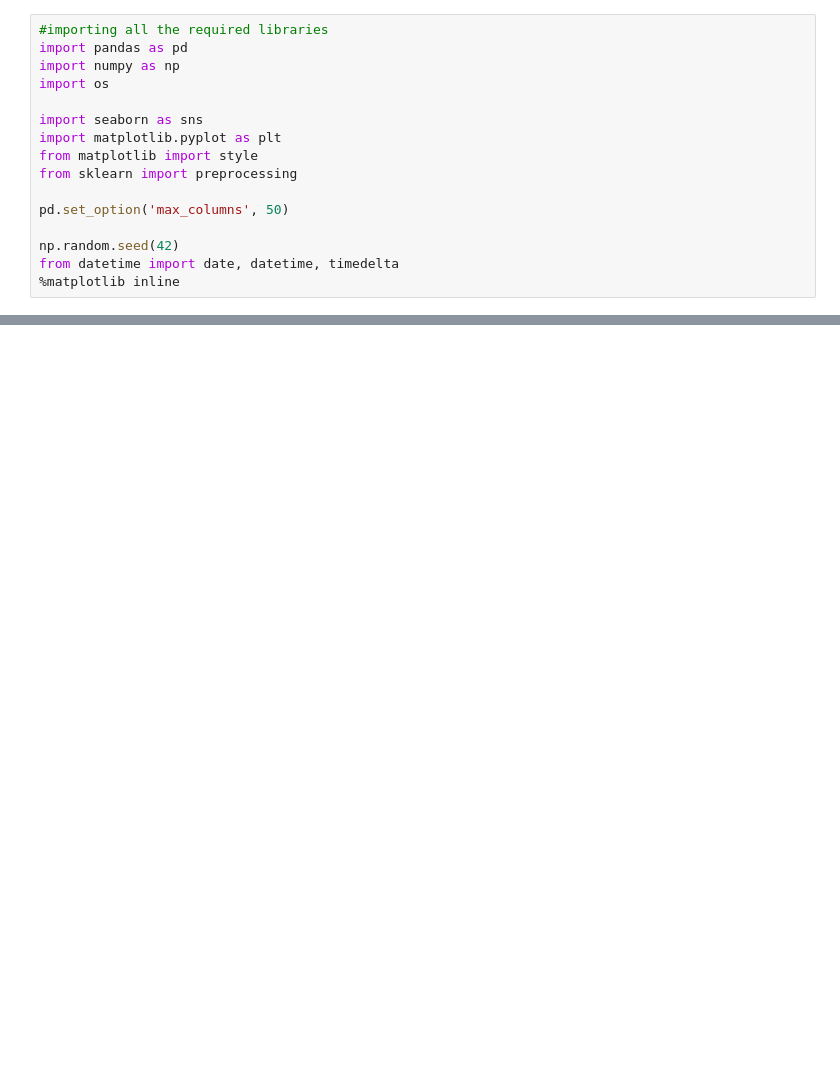
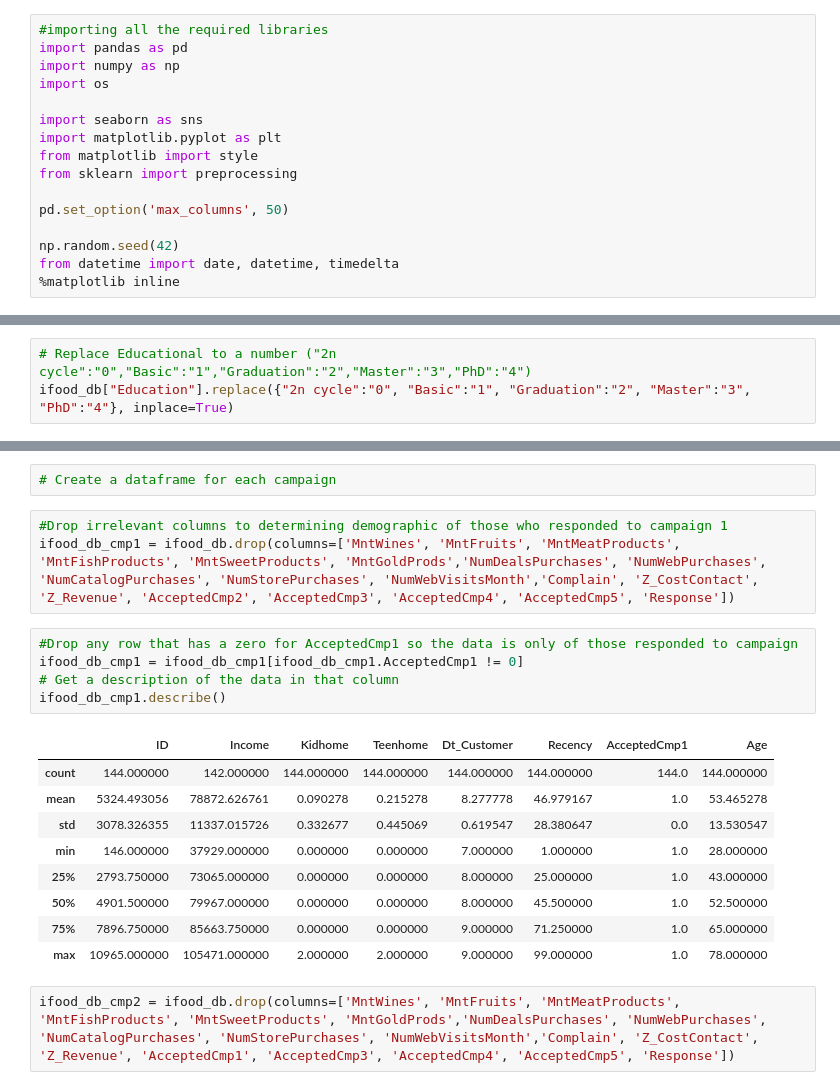
Before and after one commit to SauKno/Final_Project_Sales_Projection, a Jupyter notebook: Classification_Cmp_Cohort.ipynb, the cells around one changed output, grey strips where cells are left out. Cells and saved outputs as stored; diff of their text form; blank space fills up the shorter version.

```diff
--- a/Classification_Cmp_Cohort.ipynb
+++ b/Classification_Cmp_Cohort.ipynb
@@ -200,0 +105,3 @@ NameError: ignored
+# %%
+# Replace Educational to a number ("2n cycle":"0","Basic":"1","Graduation":"2","Master":"3","PhD":"4")
+ifood_db["Education"].replace({"2n cycle":"0", "Basic":"1", "Graduation":"2", "Master":"3", "PhD":"4"}, inplace=True)
@@ -200,0 +133,22 @@ NameError: ignored
+# %%
+# Create a dataframe for each campaign
+# %%
+#Drop irrelevant columns to determining demographic of those who responded to campaign 1
+ifood_db_cmp1 = ifood_db.drop(columns=['MntWines', 'MntFruits', 'MntMeatProducts', 'MntFishProducts', 'MntSweetProducts', 'MntGoldProds','NumDealsPurchases', 'NumWebPurchases', 'NumCatalogPurchases', 'NumStorePurchases', 'NumWebVisitsMonth','Complain', 'Z_CostContact', 'Z_Revenue', 'AcceptedCmp2', 'AcceptedCmp3', 'AcceptedCmp4', 'AcceptedCmp5', 'Response'])
+# %%
+#Drop any row that has a zero for AcceptedCmp1 so the data is only of those responded to campaign
+ifood_db_cmp1 = ifood_db_cmp1[ifood_db_cmp1.AcceptedCmp1 != 0]
+# Get a description of the data in that column
+ifood_db_cmp1.describe()
+# %% [output]
+|  | ID | Income | Kidhome | Teenhome | Dt_Customer | Recency | AcceptedCmp1 | Age |
+| count | 144.000000 | 142.000000 | 144.000000 | 144.000000 | 144.000000 | 144.000000 | 144.0 | 144.000000 |
+| mean | 5324.493056 | 78872.626761 | 0.090278 | 0.215278 | 8.277778 | 46.979167 | 1.0 | 53.465278 |
+| std | 3078.326355 | 11337.015726 | 0.332677 | 0.445069 | 0.619547 | 28.380647 | 0.0 | 13.530547 |
+| min | 146.000000 | 37929.000000 | 0.000000 | 0.000000 | 7.000000 | 1.000000 | 1.0 | 28.000000 |
+| 25% | 2793.750000 | 73065.000000 | 0.000000 | 0.000000 | 8.000000 | 25.000000 | 1.0 | 43.000000 |
+| 50% | 4901.500000 | 79967.000000 | 0.000000 | 0.000000 | 8.000000 | 45.500000 | 1.0 | 52.500000 |
+| 75% | 7896.750000 | 85663.750000 | 0.000000 | 0.000000 | 9.000000 | 71.250000 | 1.0 | 65.000000 |
+| max | 10965.000000 | 105471.000000 | 2.000000 | 2.000000 | 9.000000 | 99.000000 | 1.0 | 78.000000 |
+# %%
+ifood_db_cmp2 = ifood_db.drop(columns=['MntWines', 'MntFruits', 'MntMeatProducts', 'MntFishProducts', 'MntSweetProducts', 'MntGoldProds','NumDealsPurchases', 'NumWebPurchases', 'NumCatalogPurchases', 'NumStorePurchases', 'NumWebVisitsMonth','Complain', 'Z_CostContact', 'Z_Revenue', 'AcceptedCmp1', 'AcceptedCmp3', 'AcceptedCmp4', 'AcceptedCmp5', 'Response'])
```
Also changed, not shown: parts of 37 cells of this notebook.
